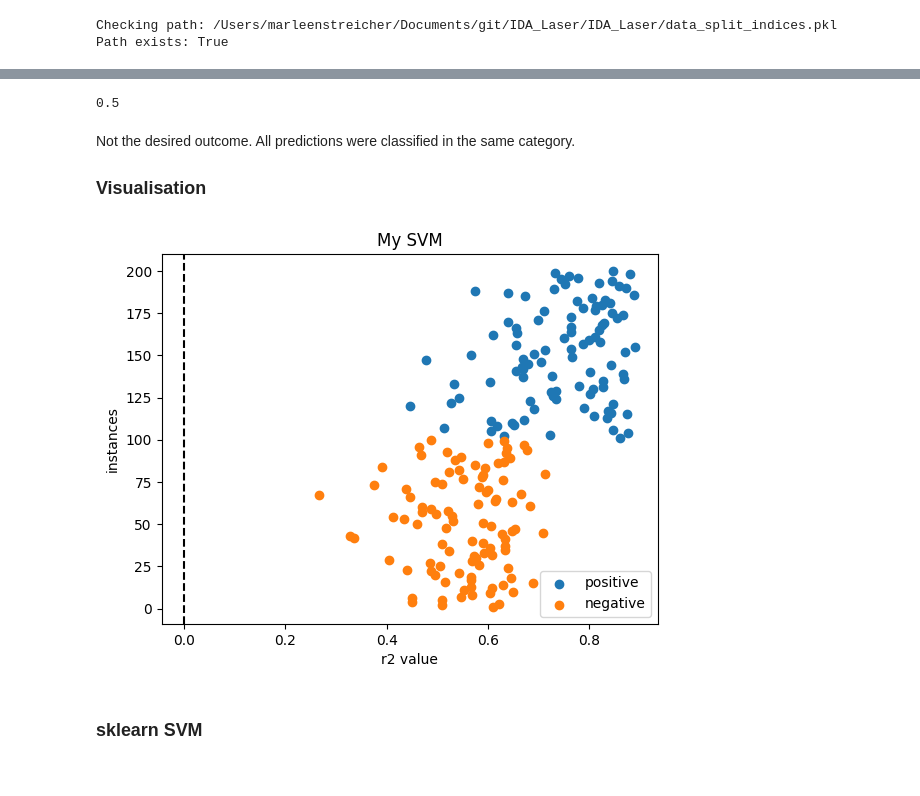
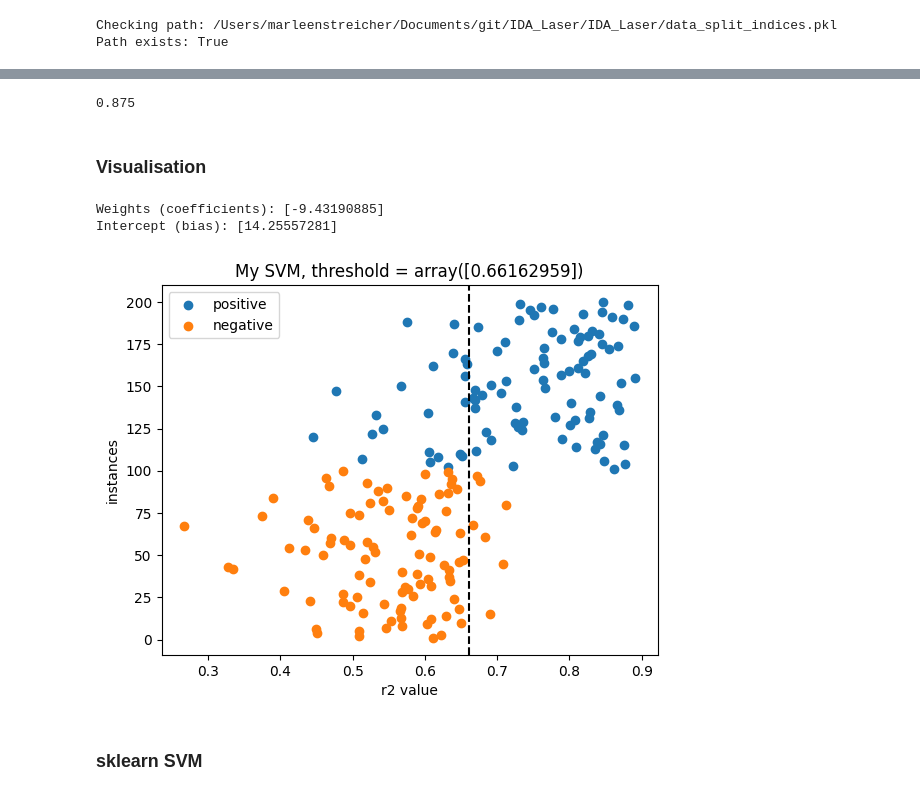
Before and after one commit to MarStreicher/IDA_Laser, a Jupyter notebook: src/classifiers/linear_classifier.ipynb, the cells around one changed output, grey strips where cells are left out. Cells and saved outputs as stored; diff of their text form; code cells hidden in the pictures.

Commit message:
Refactored linear_classifier_helper

```diff
--- a/src/classifiers/linear_classifier.ipynb
+++ b/src/classifiers/linear_classifier.ipynb
@@ -129,0 +134,2 @@ print(optimal_theta)
+# %%
+optimal_theta = LinearClassifierHelper.regularised_erm_batch(dataset.train_inputs, dataset.train_labels, 5000, alpha=best_params['alpha_0'], epsilon=best_params['epsilon'], lbda=best_params['lambda_value'], verbose=False, view=True)
@@ -130,34 +138,41 @@ print(optimal_theta)
 # %%
 predictions, raw_predictions, inputs, theta= LinearClassifierHelper.predict(dataset.test_inputs, optimal_theta)
 
-accuracy = LinearClassifierHelper.evaluate(predictions, dataset.test_labels)
+accuracy = accuracy_score(dataset.test_labels, predictions)
 print(accuracy)
 # %% [output]
-0.5
+0.875
-# %% [markdown]
-Not the desired outcome. All predictions were classified in the same category.
-
-### Visualisation
+# %% [markdown]
+### Visualisation
 # %%
-threshold = 0
+weights = optimal_theta[1]
+intercept = optimal_theta[0]
+
+print("Weights (coefficients):", weights)
+print("Intercept (bias):", intercept)
+
+# threshold = -intercept / weights
+threshold = -weights / intercept
 
 positive_inputs, positive_labels = dataset.filter_by_label(1)
 negative_inputs, negative_labels = dataset.filter_by_label(-1)
 
 positive_x = range(1, len(positive_inputs) + 1)
 negative_x = range(1, len(negative_inputs) + 1)
 
 plt.axvline(x=threshold, color='k', linestyle='--')
 plt.scatter(positive_inputs, range(101, 201), label="positive")
 plt.scatter(negative_inputs, range(1, 101), label="negative")
 
-plt.title('My SVM')
+plt.title(f'My SVM, {threshold = }')
 plt.xlabel('r2 value')
 plt.ylabel('instances')
 plt.legend()
 plt.show()
 # %% [output]
+Weights (coefficients): [-9.43190885]
+Intercept (bias): [14.25557281]
-[figure, old version]
+[figure, new version]
 # %% [markdown]
 ### sklearn SVM
 # %%
```
Also changed, not shown: parts of 6 cells of this notebook, 5 other files.
